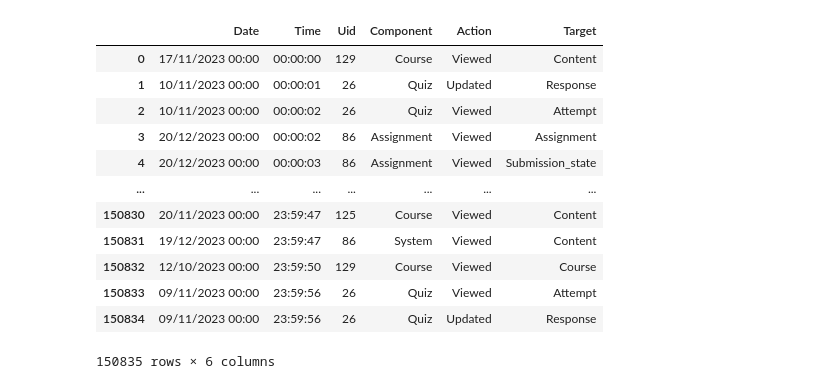
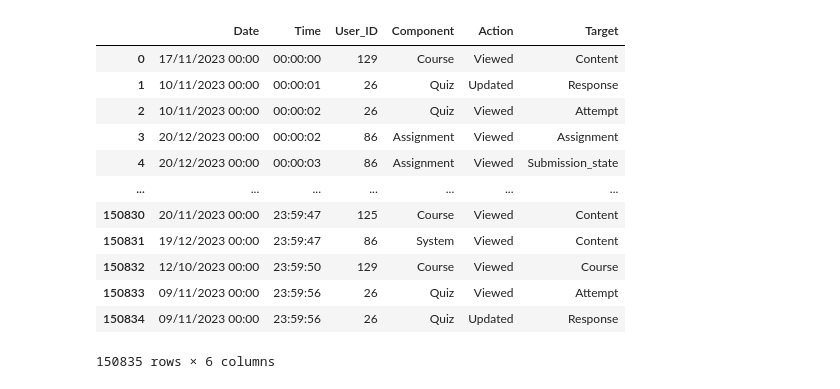
Before and after one commit to bubunyo/york-ap, a Jupyter notebook: summative/summative.ipynb, the cells around one changed output. Drawn from its saved outputs; the diff is of its cells as text; code cells hidden in the pictures.

```diff
--- a/summative/summative.ipynb
+++ b/summative/summative.ipynb
@@ -11,4 +67,4 @@ user_log_df = pd.read_csv("USER_LOG.csv")
 # %%
-col_name_change = {'User Full Name *Anonymized': 'Uid'}
+col_name_change = {'User Full Name *Anonymized': 'User_ID'}
 activity_log_df.rename(columns=col_name_change, inplace=True)
 user_log_df.rename(columns=col_name_change, inplace=True)
@@ -80,8 +71,11 @@ memory usage: 3.5+ MB
 # %%
-merge_log_df = pd.concat([user_log_df, activity_log_df.drop('Uid', axis=1)], axis=1)
+# merge_log_df = pd.merge(user_log_df, activity_log_df, on='User_ID')
+merge_log_df = pd.concat([user_log_df, activity_log_df.drop('User_ID', axis=1)], axis=1)
+
+# merge_log_df = pd.merge(merge_log_df, component_df, on='Component', how='left')
 merge_log_df
 # %% [output]
-|  | Date | Time | Uid | Component | Action | Target |
+|  | Date | Time | User_ID | Component | Action | Target |
 | 0 | 17/11/2023 00:00 | 00:00:00 | 129 | Course | Viewed | Content |
 | 1 | 10/11/2023 00:00 | 00:00:01 | 26 | Quiz | Updated | Response |
 | 2 | 10/11/2023 00:00 | 00:00:02 | 26 | Quiz | Viewed | Attempt |
```
Also changed, not shown: parts of 29 cells of this notebook, 6 other files.
